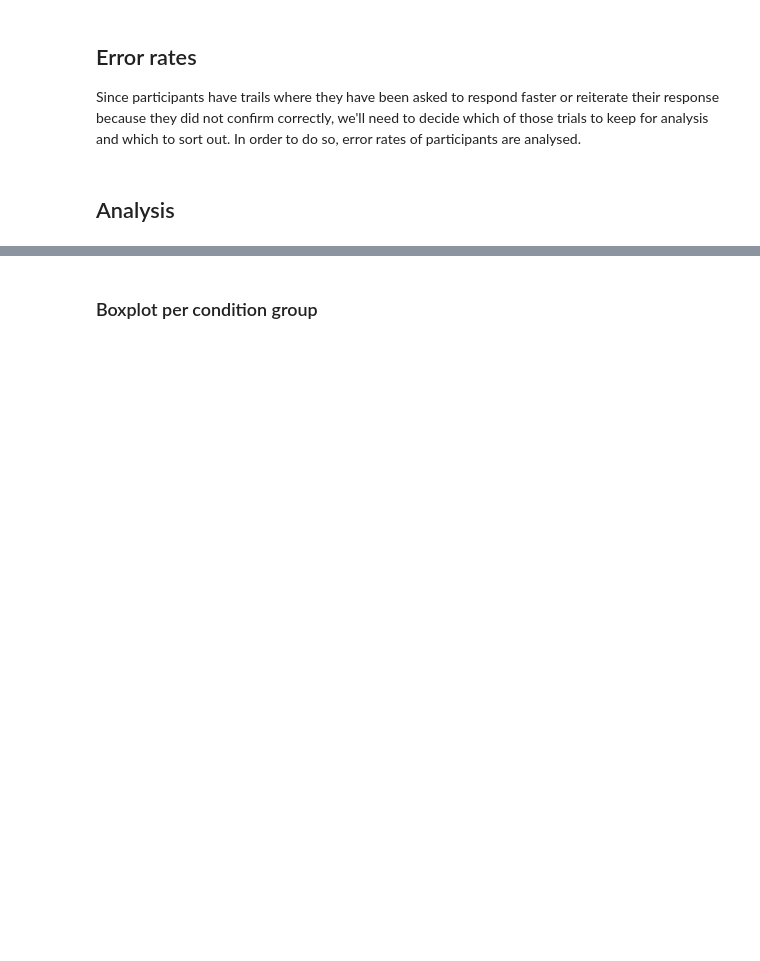
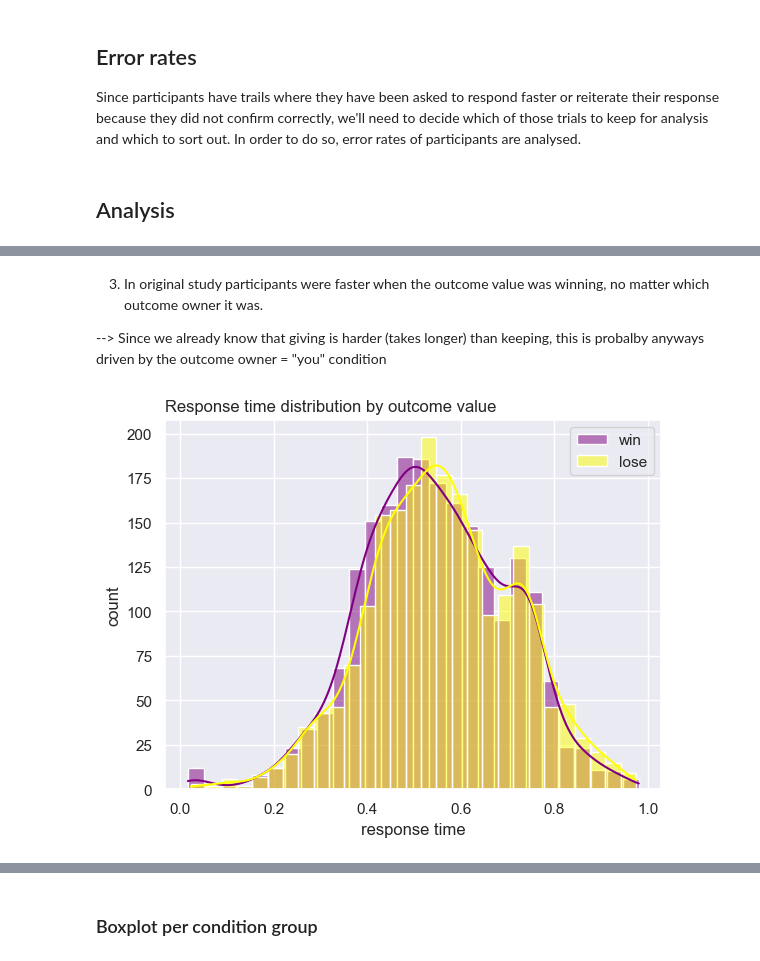
Before and after one commit to anjaghub/master_thesis, a Jupyter notebook: analysis.ipynb, the cells around one changed output, grey strips where cells are left out. Cells and saved outputs as stored; diff of their text form; code cells hidden in the pictures; blank space fills up the shorter version.

```diff
--- a/analysis.ipynb
+++ b/analysis.ipynb
@@ -116,0 +147,19 @@ plt.show()
+# %% [markdown]
+3. In original study participants were faster when the outcome value was winning, no matter which outcome owner it was.
+
+--> Since we already know that giving is harder (takes longer) than keeping, this is probalby anyways driven by the outcome owner = "you" condition
+# %%
+# Histogram of response times
+sns.set_theme(style="darkgrid")
+
+sns.histplot(data=data[data['value'] == 'win'], x="owner_confirm_rt", color="purple", label="win", kde=True)
+sns.histplot(data=data[data['value'] == 'lose'], x="owner_confirm_rt", color="yellow", label="lose", kde=True)
+
+plt.title('Response time distribution by outcome value', loc='left')
+plt.xlabel('response time')
+plt.ylabel('count')
+
+plt.legend()
+plt.show()
+# %% [output]
+[figure, added]
```
Also changed, not shown: parts of 25 cells of this notebook.
